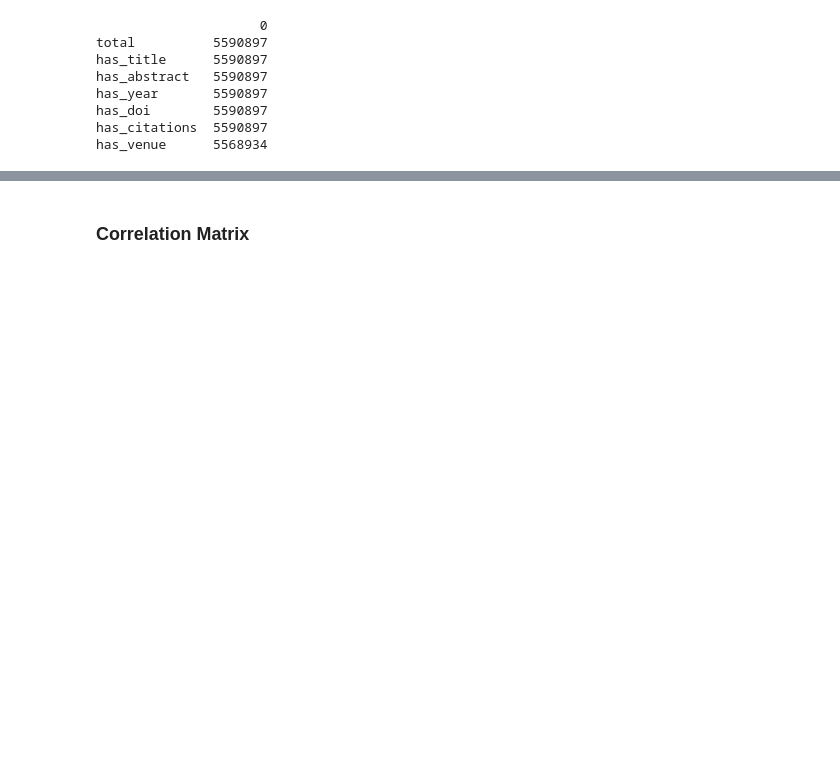
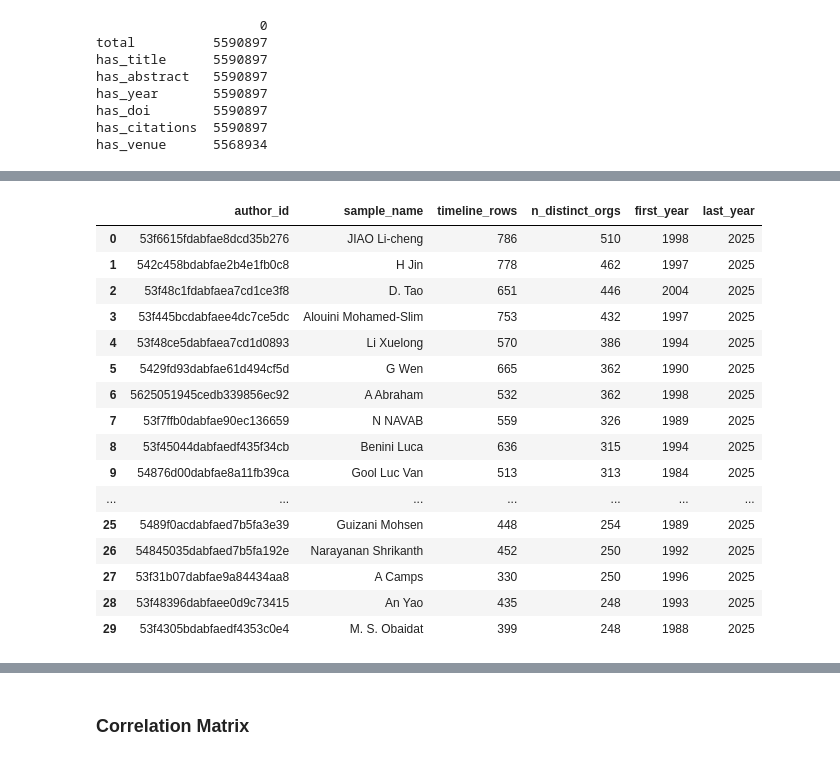
Before and after one commit to ManuCa93/data_project_3, a Jupyter notebook: notebook.ipynb, the cells around one changed output, grey strips where cells are left out. Drawn from its saved outputs; the diff is of its cells as text; code cells hidden in the pictures; blank space fills up the shorter version.

```diff
--- a/notebook.ipynb
+++ b/notebook.ipynb
@@ -377,0 +540,58 @@ has_venue      5568934
+# %%
+# Temporal consistency of author affiliations
+author_org_temporal_df = con.sql("""
+WITH author_timeline AS (
+    SELECT
+        author.id AS author_id,
+        MIN(TRIM(author.name)) AS sample_name,
+        year,
+        NULLIF(TRIM(author.org), '') AS org
+    FROM papers
+    CROSS JOIN UNNEST(authors) AS t(author)
+    WHERE author.id IS NOT NULL AND TRIM(author.id) <> ''
+      AND year IS NOT NULL
+    GROUP BY author.id, year, NULLIF(TRIM(author.org), '')
+)
+ ,agg AS (
+    SELECT
+        author_id,
+        MIN(sample_name) AS sample_name,
+        COUNT(*) AS timeline_rows,
+        COUNT(DISTINCT org) FILTER (WHERE org IS NOT NULL) AS n_distinct_orgs,
+        MIN(year) AS first_year,
+        MAX(year) AS last_year
+    FROM author_timeline
+    GROUP BY author_id
+)
+SELECT
+    author_id,
+    sample_name,
+    timeline_rows,
+    n_distinct_orgs,
+    first_year,
+    last_year
+FROM agg
+WHERE n_distinct_orgs > 1
+ORDER BY n_distinct_orgs DESC, timeline_rows DESC
+LIMIT 30;
+""").df()
+
+display(author_org_temporal_df)
+# %% [output]
+|  | author_id | sample_name | timeline_rows | n_distinct_orgs | first_year | last_year |
+| 0 | 53f6615fdabfae8dcd35b276 | JIAO Li-cheng | 786 | 510 | 1998 | 2025 |
+| 1 | 542c458bdabfae2b4e1fb0c8 | H Jin | 778 | 462 | 1997 | 2025 |
+| 2 | 53f48c1fdabfaea7cd1ce3f8 | D. Tao | 651 | 446 | 2004 | 2025 |
+| 3 | 53f445bcdabfaee4dc7ce5dc | Alouini Mohamed-Slim | 753 | 432 | 1997 | 2025 |
+| 4 | 53f48ce5dabfaea7cd1d0893 | Li Xuelong | 570 | 386 | 1994 | 2025 |
+| 5 | 5429fd93dabfae61d494cf5d | G Wen | 665 | 362 | 1990 | 2025 |
+| 6 | 5625051945cedb339856ec92 | A Abraham | 532 | 362 | 1998 | 2025 |
+| 7 | 53f7ffb0dabfae90ec136659 | N NAVAB | 559 | 326 | 1989 | 2025 |
+| 8 | 53f45044dabfaedf435f34cb | Benini Luca | 636 | 315 | 1994 | 2025 |
+| 9 | 54876d00dabfae8a11fb39ca | Gool Luc Van | 513 | 313 | 1984 | 2025 |
+| ... | ... | ... | ... | ... | ... | ... |
+| 25 | 5489f0acdabfaed7b5fa3e39 | Guizani Mohsen | 448 | 254 | 1989 | 2025 |
+| 26 | 54845035dabfaed7b5fa192e | Narayanan Shrikanth | 452 | 250 | 1992 | 2025 |
+| 27 | 53f31b07dabfae9a84434aa8 | A Camps | 330 | 250 | 1996 | 2025 |
+| 28 | 53f48396dabfaee0d9c73415 | An Yao | 435 | 248 | 1993 | 2025 |
+| 29 | 53f4305bdabfaedf4353c0e4 | M. S. Obaidat | 399 | 248 | 1988 | 2025 |
```
Also changed, not shown: parts of 19 cells of this notebook, 1 other file.
